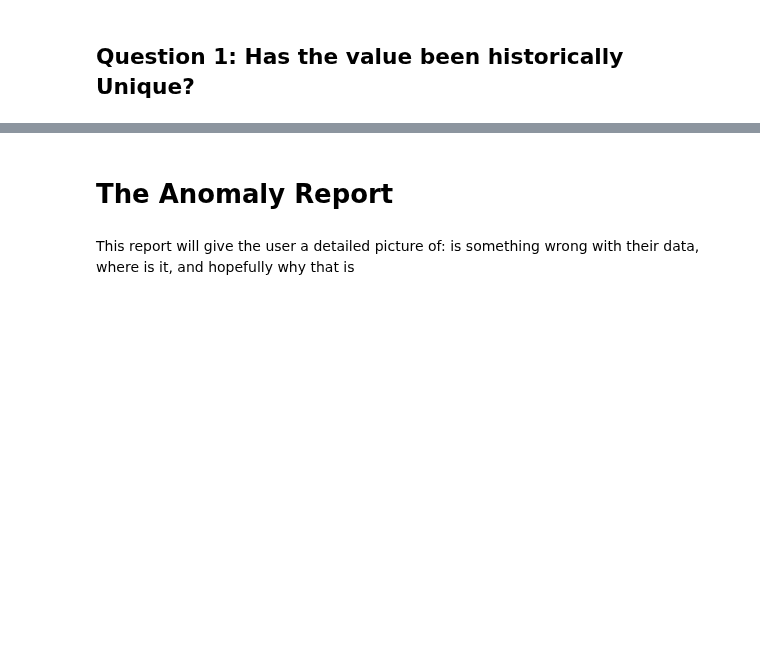
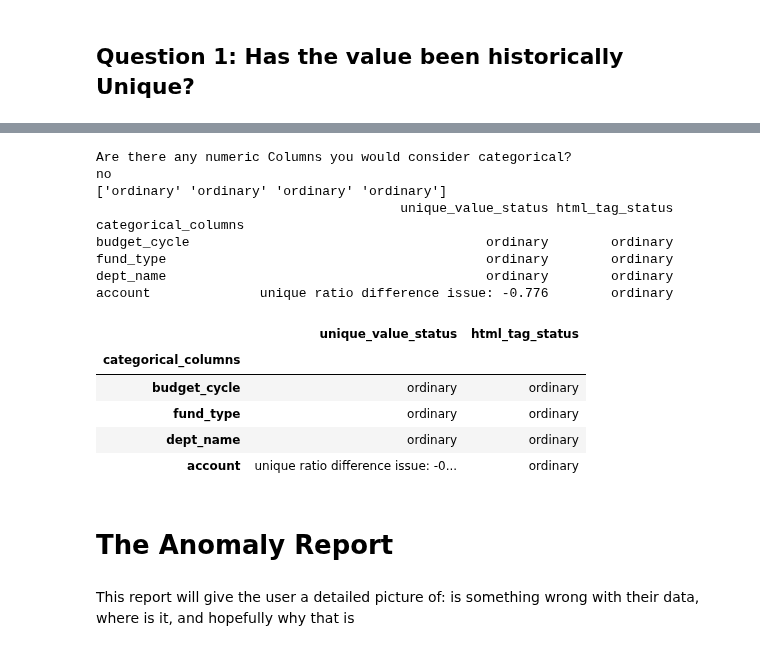
Before and after one commit to gilpasternak35/Likelihood, a Jupyter notebook: likelihood-public.ipynb, the cells around one changed output, grey strips where cells are left out. Saved outputs shown, nothing was run; the diff lists cells and outputs as text; code cells hidden in the pictures; blank space fills up the shorter version.

Commit message:
columnwise metadata testing for unique values/ratios and extraneous html tags

```diff
--- a/likelihood-public.ipynb
+++ b/likelihood-public.ipynb
@@ -884,12 +593,13 @@ def identifyCategorical(surpriseFrame):
     # Allows fixing of default assumption that numeric columns aren't categorical
     print("Are there any numeric Columns you would consider categorical?")
     while(input().upper() == "YES"):
+        print("Enter one such column:")
         categorical_list.append(input())
         print("Any more?")
     return categorical_list
 
 # We want to preserve initial NaN's, so passing first_table instead of modified surpriseTable
-categorical_columns = identifyCategorical(first_table)
+categorical_columns = identifyCategorical(table)
 categorical_columns
 # %% [output]
 Are there any numeric Columns you would consider categorical?
@@ -912,7 +623,14 @@ def unique_ratio(surpriseFrame, categorical_columns):
         ratios = np.append(ratios, len(np.unique(surpriseFrame.get(column).to_numpy()))/ surpriseFrame.shape[0])
     return ratios
 
-# Builds DataFrame full of metadata to be used for later comparisons
+#Obtaining sample size for sake of metadata comparisons and possible p-value calculation PER sample size
+def sampleSizeArray(table, categorical_columns):
+    array = np.array([])
+    for i in categorical_columns:
+        array = np.append(array, table.shape[0])
+    return array
+
+# Builds DataFrame full of metadata off of given training set that is to be used for later comparisons
 def metaData(table):
         metadata_table = pd.DataFrame()
         categorical_cols = identifyCategorical(table)
@@ -922,7 +640,11 @@ def metaData(table):
         metadata_table = metadata_table.assign(categorical_columns = categorical_cols, column_unique_ratio = uniqueness)
         metadata_table = metadata_table.assign(number_unique_values = np.round(uniqueness*table.shape[0]))
         metadata_table = metadata_table.assign(nan_ratio = nan_ratio(table, categorical_cols)).set_index("categorical_columns")
+
+        #obtaining sample size, number of html tags
+        metadata_table = metadata_table.assign(based_off_sample = sampleSizeArray(table, categorical_cols) )
+        metadata_table = metadata_table.assign(num_html_tags = contains_HTML(table, categorical_cols))
         return metadata_table
-metaData(first_table)
+metadata1 = metaData(table)
 # %% [output]
 Are there any numeric Columns you would consider categorical?
@@ -961,0 +677,50 @@ def regularValues(frame, categorical_columns, metadata):
+# %%
+# Tests for all potential issues, returns issue + severity
+# Idea: should user be able to disable default tests?
+def metadata_tester(metadata1, chosen_data):
+    problem_meta = pd.DataFrame()
+    metadata2 = metaData(chosen_data)
+    problem_meta = problem_meta.assign(unique_value_status = unique_values_test(metadata1, metadata2)).set_index(metadata1.index)
+    problem_meta = problem_meta.assign(html_tag_status = html_test(metadata1, metadata2))
+    print(problem_meta)
+    return problem_meta
+
+# Tests for specific issues in uniqueness of values,
+def unique_values_test(metadata1, metadata2, ):
+    #assigns problem number and type to differences in unique values
+    problems = np.array([])
+    for ind in metadata1.index:
+        unique_value_difference = metadata1['number_unique_values'][ind] - metadata2['number_unique_values'][ind]
+        unique_ratio_difference = metadata1['column_unique_ratio'][ind] - metadata2['column_unique_ratio'][ind]
+
+        if((unique_value_difference < 0) and (abs(unique_ratio_difference) > .05)):
+           #finding number of problems, type
+           problems = np.append(problems, "problems: " + str(abs(unique_value_difference))+ ", new unique values(ratio not normal)")
+        else:
+            if(unique_value_difference < 0):
+                problems = np.append(problems, "problems: " + str(abs(unique_value_difference))+ ", new unique values(ratio normal)")
+
+            else:
+                if(abs(unique_ratio_difference) > .05):
+                    problems = np.append(problems,"unique ratio difference issue: "+ str(unique_ratio_difference))
+                else:
+                    problems = np.append(problems, "ordinary")
+    return problems
+
+metadata_tester(metadata1, table.head(50))
+# %% [output]
+Are there any numeric Columns you would consider categorical?
+no
+['ordinary' 'ordinary' 'ordinary' 'ordinary']
+                                       unique_value_status html_tag_status
+categorical_columns
+budget_cycle                                      ordinary        ordinary
+fund_type                                         ordinary        ordinary
+dept_name                                         ordinary        ordinary
+account              unique ratio difference issue: -0.776        ordinary
+|  | unique_value_status | html_tag_status |
+| categorical_columns |  |  |
+| budget_cycle | ordinary | ordinary |
+| fund_type | ordinary | ordinary |
+| dept_name | ordinary | ordinary |
+| account | unique ratio difference issue: -0... | ordinary |
```
Also changed, not shown: parts of 34 cells of this notebook.
